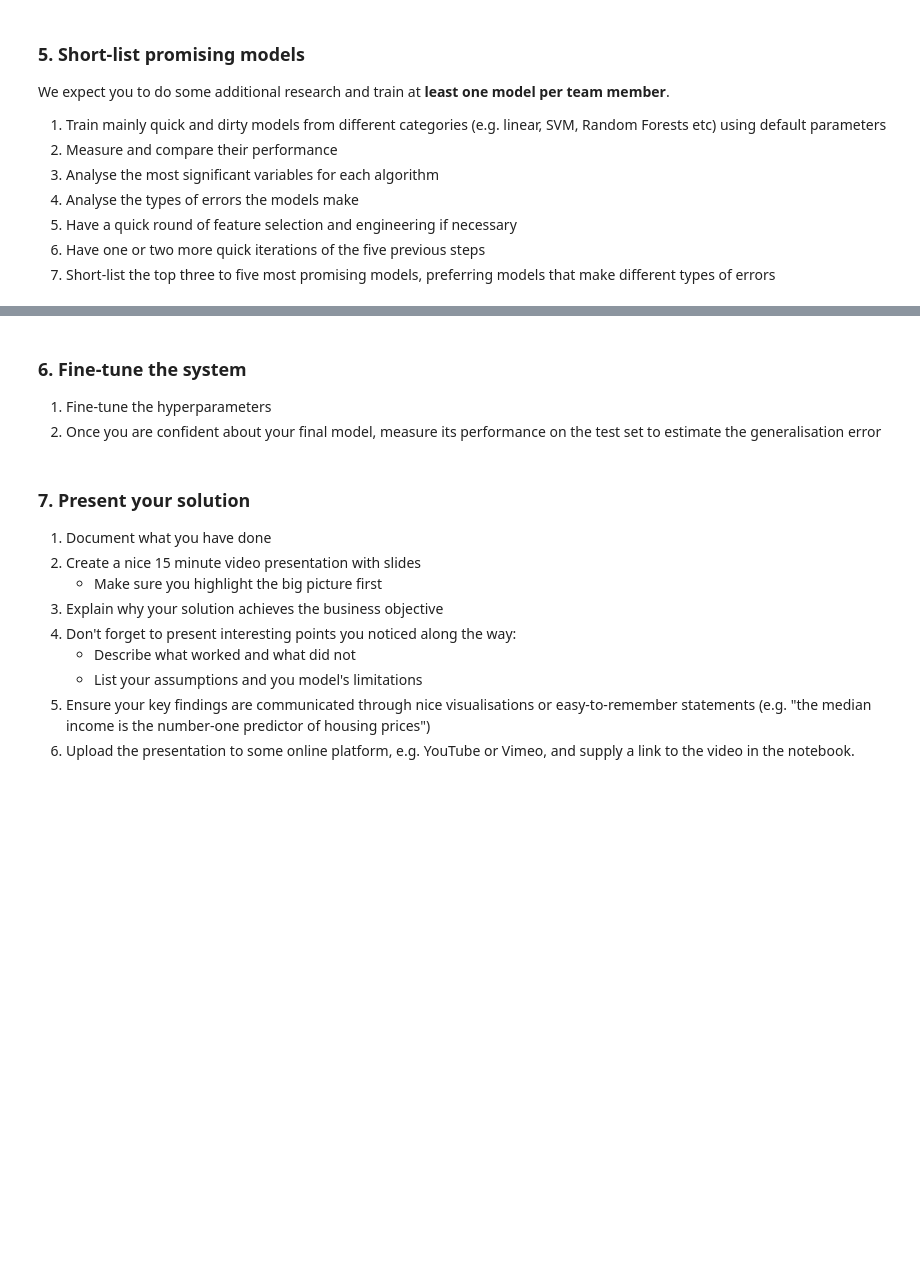
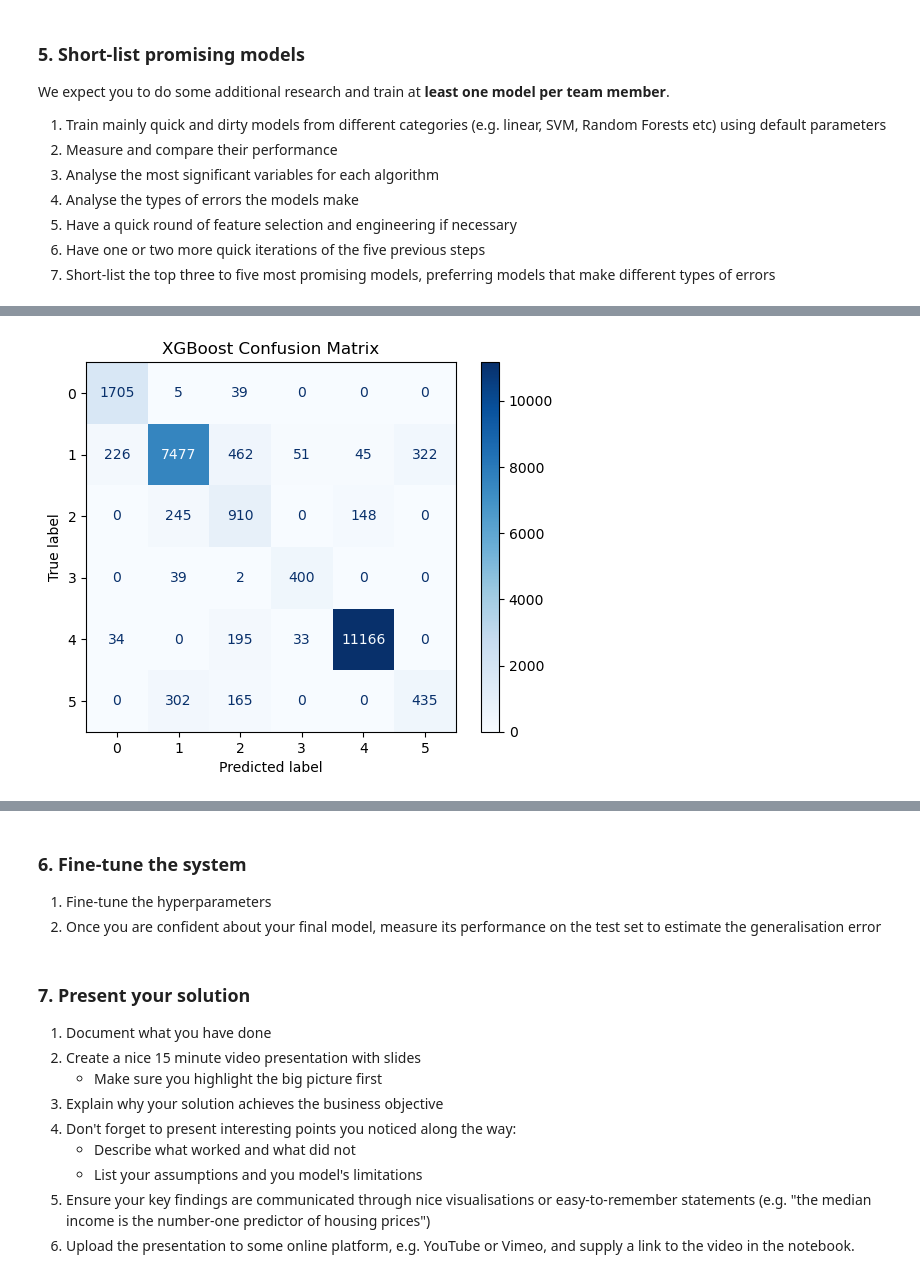
Before and after one commit to FuLLeNN/MLA1-A7, a Jupyter notebook: 7. Final Group Project.ipynb, the cells around one changed output, grey strips where cells are left out. Cells and saved outputs as stored; diff of their text form; code cells hidden in the pictures; blank space fills up the shorter version.

Commit message:
2 MODELS

```diff
--- a/7. Final Group Project.ipynb
+++ b/7. Final Group Project.ipynb
@@ -458,3 +468,94 @@ We expect you to do some additional research and train at **least one model per
 5. Have a quick round of feature selection and engineering if necessary
 6. Have one or two more quick iterations of the five previous steps
 7. Short-list the top three to five most promising models, preferring models that make different types of errors
+# %%
+X = expanded_data.drop(columns=['DOUBLE_DOWN', 'HIT', 'NO_INSURANCE', 'SPLIT', 'STAND', 'SURRENDER', 'current_hand'])
+y = expanded_data[['DOUBLE_DOWN', 'HIT', 'NO_INSURANCE', 'SPLIT', 'STAND', 'SURRENDER']]
+
+y = y.idxmax(axis=1).astype('category').cat.codes
+
+X_train, X_temp, y_train, y_temp = train_test_split(X, y, test_size=0.7, random_state=42)
+X_val, X_test, y_val, y_test = train_test_split(X_temp, y_temp, test_size=0.5, random_state=42)
+
+# === XGBoost ===
+xgb_clf = xgb.XGBClassifier(objective='multi:softmax', num_class=6, eval_metric='mlogloss')
+xgb_clf.fit(X_train, y_train, eval_set=[(X_val, y_val)], verbose=True)
+
+# Predictions
+xgb_preds = xgb_clf.predict(X_test)
+print("XGBoost Classification Report:")
+print(classification_report(y_test, xgb_preds))
+
+# === Feedforward Neural Network ===
+# Convert y to categorical for neural network
+y_train_nn = to_categorical(y_train, num_classes=6)
+y_val_nn = to_categorical(y_val, num_classes=6)
+y_test_nn = to_categorical(y_test, num_classes=6)
+
+# Define the model
+model = Sequential([
+    Dense(128, input_dim=X_train.shape[1], activation='relu'),
+    Dense(64, activation='relu'),
+    Dense(6, activation='softmax')
+])
+
+model.compile(optimizer='adam', loss='categorical_crossentropy', metrics=['accuracy'])
+
+# Train the model
+history = model.fit(X_train, y_train_nn,
+                    epochs=100,
+                    validation_data=(X_val, y_val_nn),
+                    verbose=1)
+
+# Predictions
+nn_preds = model.predict(X_test)
+nn_preds = np.argmax(nn_preds, axis=1)
+
+print("Feedforward Neural Network Classification Report:")
+print(classification_report(y_test, nn_preds))
+
+# Accuracy Score
+xgb_accuracy = accuracy_score(y_test, xgb_preds)
+print(f"XGBoost Accuracy: {xgb_accuracy:.4f}")
+
+# Confusion Matrix
+xgb_cm = confusion_matrix(y_test, xgb_preds)
+disp = ConfusionMatrixDisplay(confusion_matrix=xgb_cm, display_labels=xgb_clf.classes_)
+disp.plot(cmap='Blues')
+plt.title("XGBoost Confusion Matrix")
+plt.show()
+
+nn_accuracy = accuracy_score(y_test, nn_preds)
+print(f"Feedforward Neural Network Accuracy: {nn_accuracy:.4f}")
+
+# Confusion Matrix
+nn_cm = confusion_matrix(y_test, nn_preds)
+disp = ConfusionMatrixDisplay(confusion_matrix=nn_cm, display_labels=np.unique(y_test))
+disp.plot(cmap='Blues')
+plt.title("Feedforward Neural Network Confusion Matrix")
+plt.show()
+
+# Training Curves
+plt.figure(figsize=(12, 5))
+
+# Plot Loss
+plt.subplot(1, 2, 1)
+plt.plot(history.history['loss'], label='Train Loss')
+plt.plot(history.history['val_loss'], label='Validation Loss')
+plt.xlabel('Epochs')
+plt.ylabel('Loss')
+plt.title('Loss Curve')
+plt.legend()
+
+# Plot Accuracy
+plt.subplot(1, 2, 2)
+plt.plot(history.history['accuracy'], label='Train Accuracy')
+plt.plot(history.history['val_accuracy'], label='Validation Accuracy')
+plt.xlabel('Epochs')
+plt.ylabel('Accuracy')
+plt.title('Accuracy Curve')
+plt.legend()
+
+plt.tight_layout()
+plt.show()
+# %% [output]
@@ -460,0 +596 @@ We expect you to do some additional research and train at **least one model per
+[figure, added]
```
Also changed, not shown: parts of 7 cells of this notebook.
